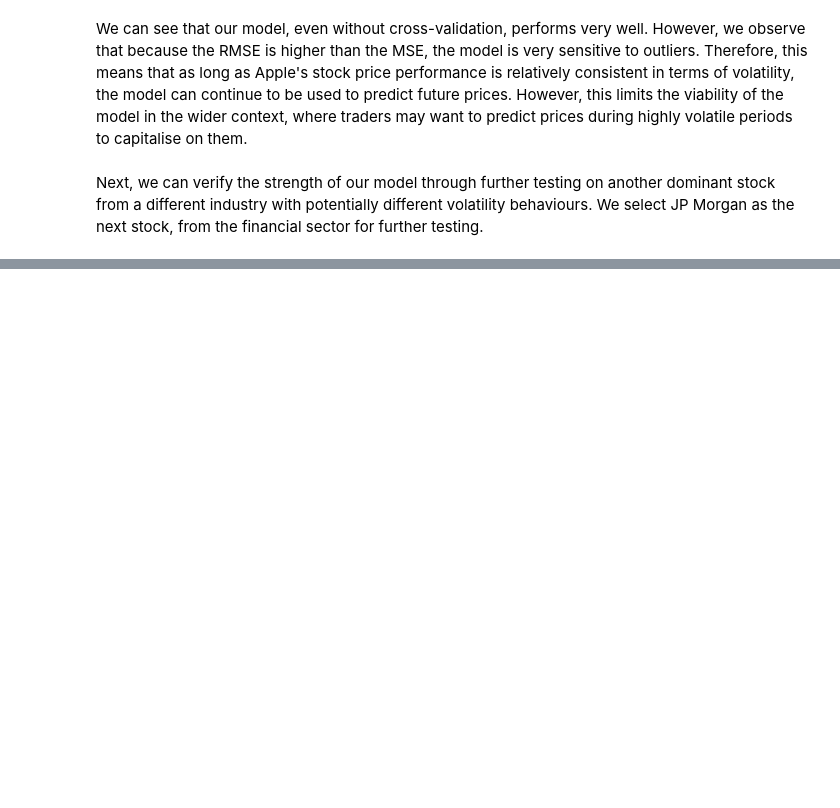
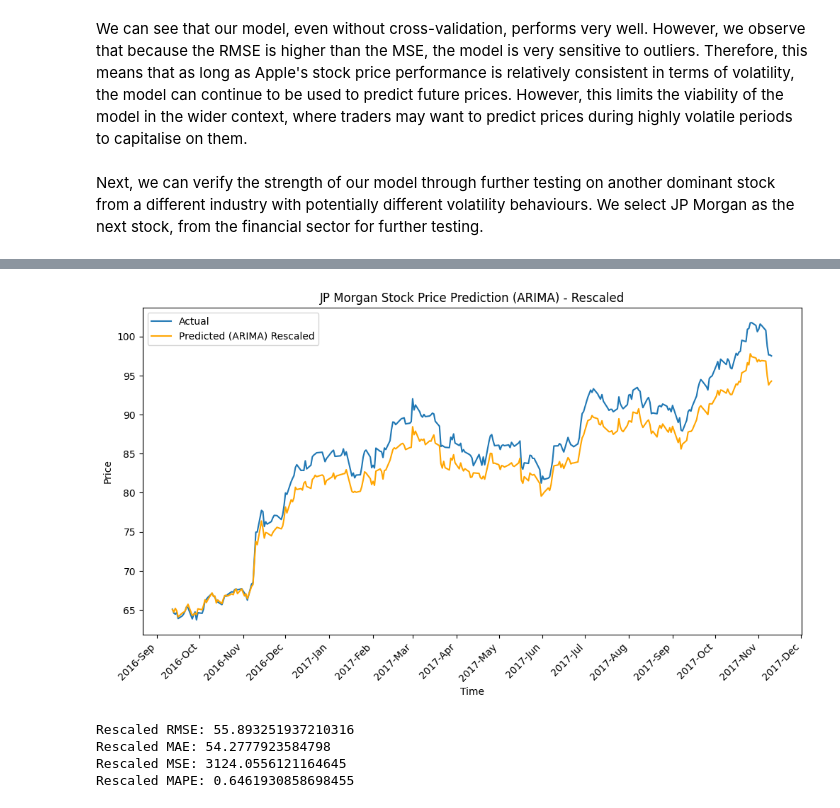
Before and after one commit to AdamChoong0095/NUS-Stock-Data, a Jupyter notebook: Stock_price_prediction.ipynb, the cells around one changed output, grey strips where cells are left out. Saved outputs shown, nothing was run; the diff lists cells and outputs as text; code cells hidden in the pictures; blank space fills up the shorter version.

```diff
--- a/Stock_price_prediction.ipynb
+++ b/Stock_price_prediction.ipynb
@@ -589,0 +661,40 @@ Next, we can verify the strength of our model through further testing on another
+# %%
+predictions_rescaled = jpm_test['close'].iloc[0] + predictions.cumsum()
+
+# Plot actual vs. rescaled predicted prices
+plt.figure(figsize=(12, 6))
+plt.plot(jpm_test['Date'], jpm_test['close'], label='Actual')
+plt.plot(jpm_test['Date'], predictions_rescaled, label='Predicted (ARIMA) Rescaled', color='orange')
+plt.title('JP Morgan Stock Price Prediction (ARIMA) - Rescaled')
+# Convert 'Date' column to datetime
+jpm_test['Date'] = pd.to_datetime(jpm_test['Date'], format='%Y-%m-%d')
+
+# Extract unique years and create tick locations/labels
+ax = plt.gca()  # Get the current axes
+ax.xaxis.set_major_locator(mdates.MonthLocator(interval=1))  # Major ticks every month
+ax.xaxis.set_major_formatter(mdates.DateFormatter('%Y-%b'))  # Format as 'Year-Month'
+plt.xticks(rotation=45, ha='right')  # Rotate for readability
+
+plt.xlabel('Time')
+plt.ylabel('Price')
+plt.legend()
+plt.show()
+
+# Calculate evaluation metrics on rescaled prices
+rmse_rescaled = mean_squared_error(aapl_test['close'], predictions_rescaled, squared=False)
+mae_rescaled = mean_absolute_error(aapl_test['close'], predictions_rescaled)
+mse_rescaled = mean_squared_error(aapl_test['close'], predictions_rescaled)
+mape_rescaled = mean_absolute_percentage_error(sp500_test['close'], predictions_rescaled)
+
+
+# Print the evaluation metrics for rescaled predictions
+print(f'Rescaled RMSE: {rmse_rescaled}')
+print(f'Rescaled MAE: {mae_rescaled}')
+print(f'Rescaled MSE: {mse_rescaled}')
+print(f'Rescaled MAPE: {mape_rescaled}')
+# %% [output]
+[figure, added]
+Rescaled RMSE: 55.893251937210316
+Rescaled MAE: 54.2777923584798
+Rescaled MSE: 3124.0556121164645
+Rescaled MAPE: 0.6461930858698455
```
Also changed, not shown: parts of 11 cells of this notebook.
